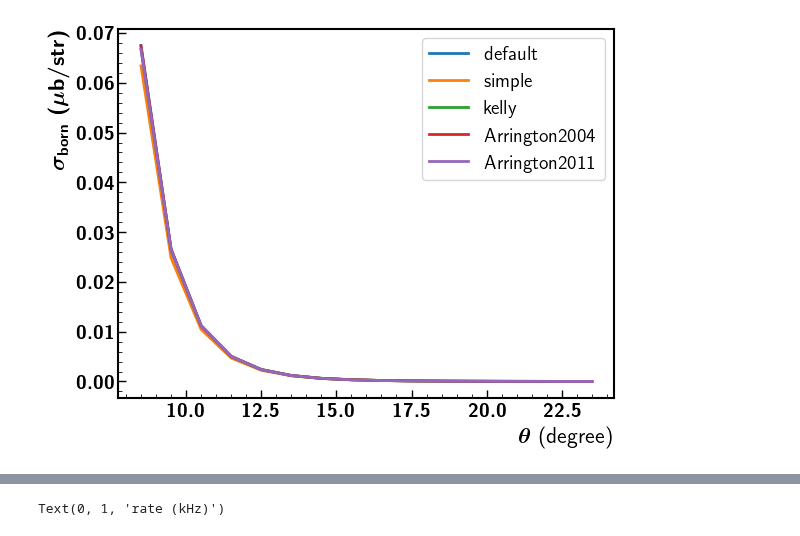
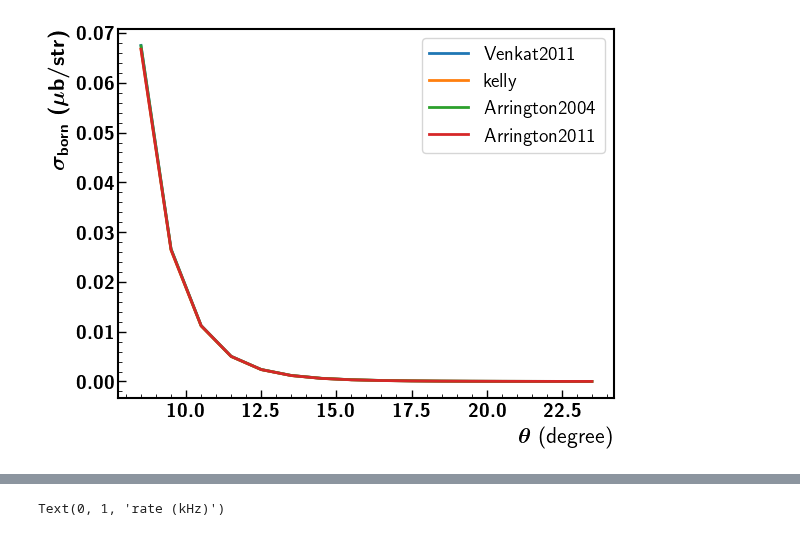
Before and after one commit to Mengzhendada/compare, a Jupyter notebook: Unpol_elastic_sys.ipynb, the cells around one changed output, grey strips where cells are left out. Cells and saved outputs as stored; diff of their text form; code cells hidden in the pictures.

```diff
--- a/Unpol_elastic_sys.ipynb
+++ b/Unpol_elastic_sys.ipynb
@@ -122,30 +122,30 @@ df_rc_Arrington2011_8=df_rc_Arrington2011_8_num[(df_rc_Arrington2011_8_num['Eb_M
 # %%
 #theta_rc = (df_rc_8['theta_min_deg'].astype(float)+df_rc_8['theta_max_deg'].astype(float))/2
 #xs = (df_rc_8['xs_mubperstr'].astype(float))
 #plt.plot(theta_rc,xs,label='RC')
 
 theta_born = (df_born_8['theta_min_deg'].astype(float)+df_born_8['theta_max_deg'].astype(float))/2
 xs_born = (df_born_8['xs_mubperstr'].astype(float))
-plt.plot(theta_born,xs_born,label='default')
+plt.plot(theta_born,xs_born,label='Venkat2011')
 
-xs_simple_born = (df_born_simple_8['xs_mubperstr'].astype(float))
-plt.plot(theta_born,xs_simple_born,label='simple')
+#xs_simple_born = (df_born_simple_8['xs_mubperstr'].astype(float))
+#plt.plot(theta_born,xs_simple_born,label='simple')
 
 xs_kelly_born = (df_born_kelly_8['xs_mubperstr'].astype(float))
 plt.plot(theta_born,xs_kelly_born,label='kelly')
 
 xs_Arrington2004_born = (df_born_Arrington2004_8['xs_mubperstr'].astype(float))
 plt.plot(theta_born,xs_Arrington2004_born,label='Arrington2004')
 
 xs_Arrington2011_born = (df_born_Arrington2011_8['xs_mubperstr'].astype(float))
 plt.plot(theta_born,xs_Arrington2011_born,label='Arrington2011')
 
 plt.legend()
 plt.xlabel(r'$\theta$ (degree)')
 plt.ylabel(r'$\sigma_{born}$ $(\mu b/str)$')
 plt.savefig('../Proposals/Unpol_proposal/elastic_ep/Xs_theta_full_sys.pdf')
 # %% [output]
-[figure, old version]
+[figure, new version]
 # %%
 theta_rc = (df_rc_8['theta_min_deg'].astype(float)+df_rc_8['theta_max_deg'].astype(float))/2
 xs = (df_rc_8['xs_mubperstr'].astype(float))
```
Also changed, not shown: parts of 2 cells of this notebook, 2 other files.
